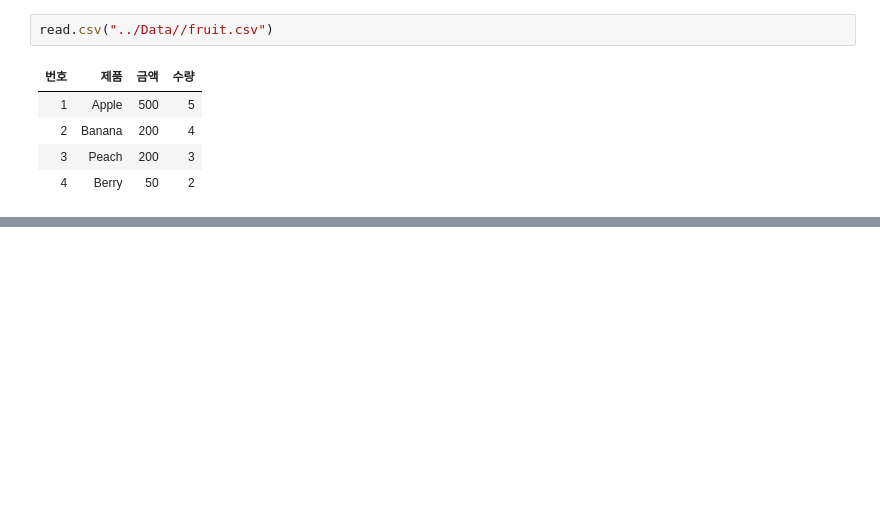
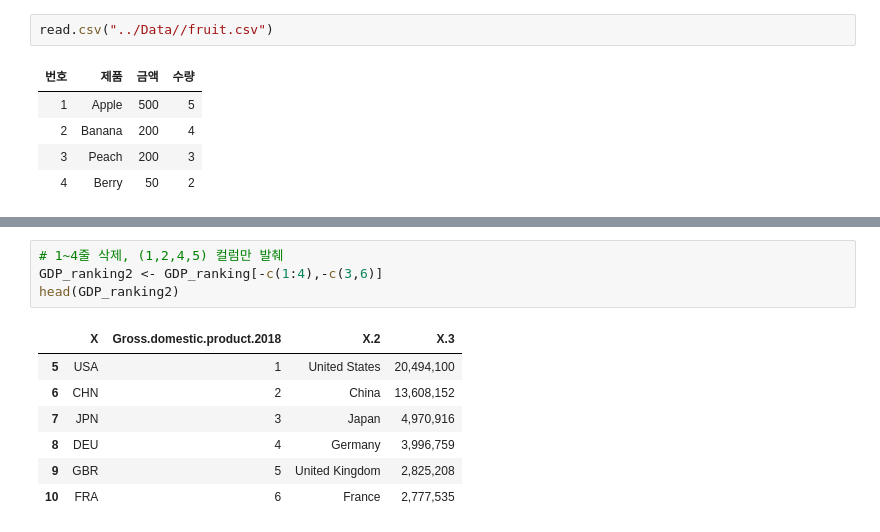
Before and after one commit to jjhwnn/R_Programming, a Jupyter notebook: 08. 파일 입출력.ipynb, the cells around one changed output, grey strips where cells are left out. Cells and saved outputs as stored; diff of their text form; blank space fills up the shorter version.

```diff
--- a/08. 파일 입출력.ipynb
+++ b/08. 파일 입출력.ipynb
@@ -70,0 +118,12 @@ read.csv("../Data//fruit.csv")
+# %%
+# 1~4줄 삭제, (1,2,4,5) 컬럼만 발췌
+GDP_ranking2 <- GDP_ranking[-c(1:4),-c(3,6)]
+head(GDP_ranking2)
+# %% [output]
+|  | X | Gross.domestic.product.2018 | X.2 | X.3 |
+| 5 | USA | 1 | United States | 20,494,100 |
+| 6 | CHN | 2 | China | 13,608,152 |
+| 7 | JPN | 3 | Japan | 4,970,916 |
+| 8 | DEU | 4 | Germany | 3,996,759 |
+| 9 | GBR | 5 | United Kingdom | 2,825,208 |
+| 10 | FRA | 6 | France | 2,777,535 |
```
Also changed, not shown: parts of 20 cells of this notebook.
